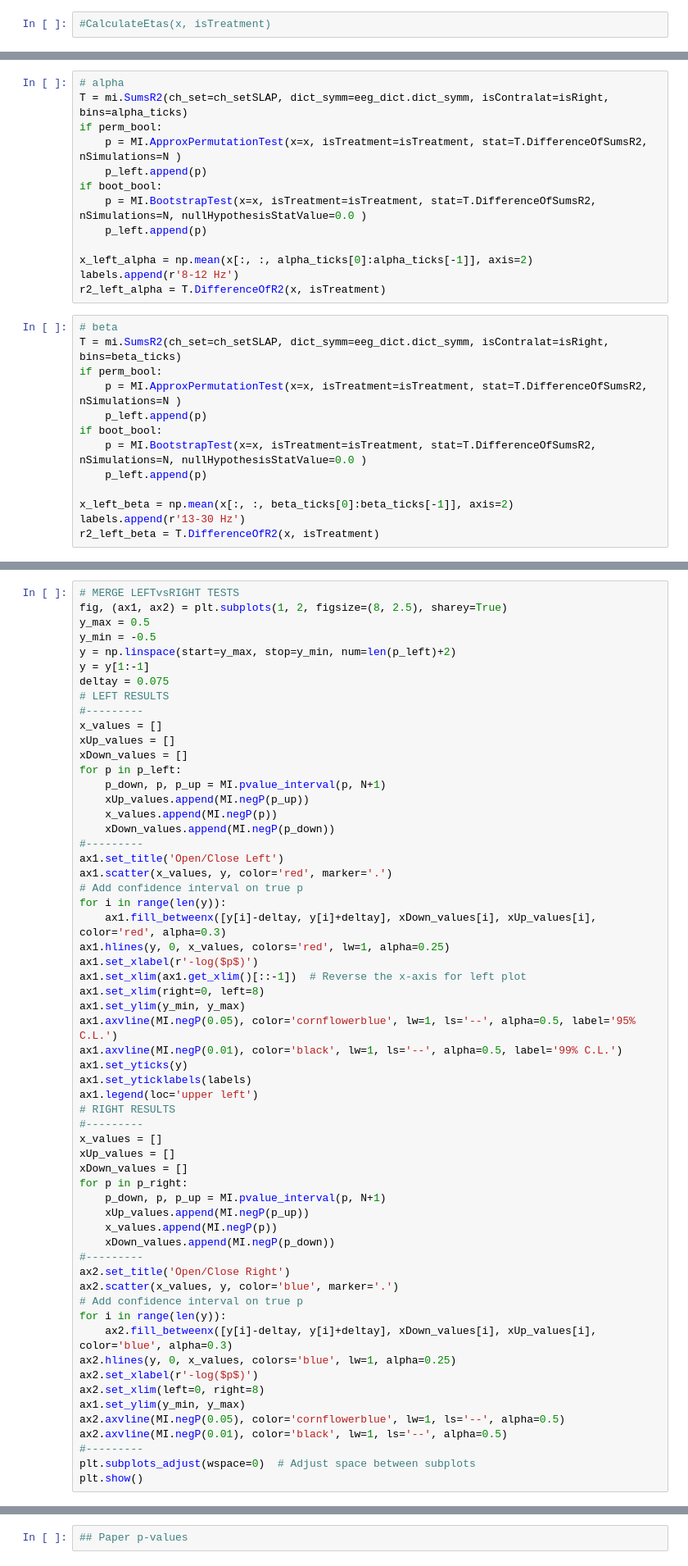
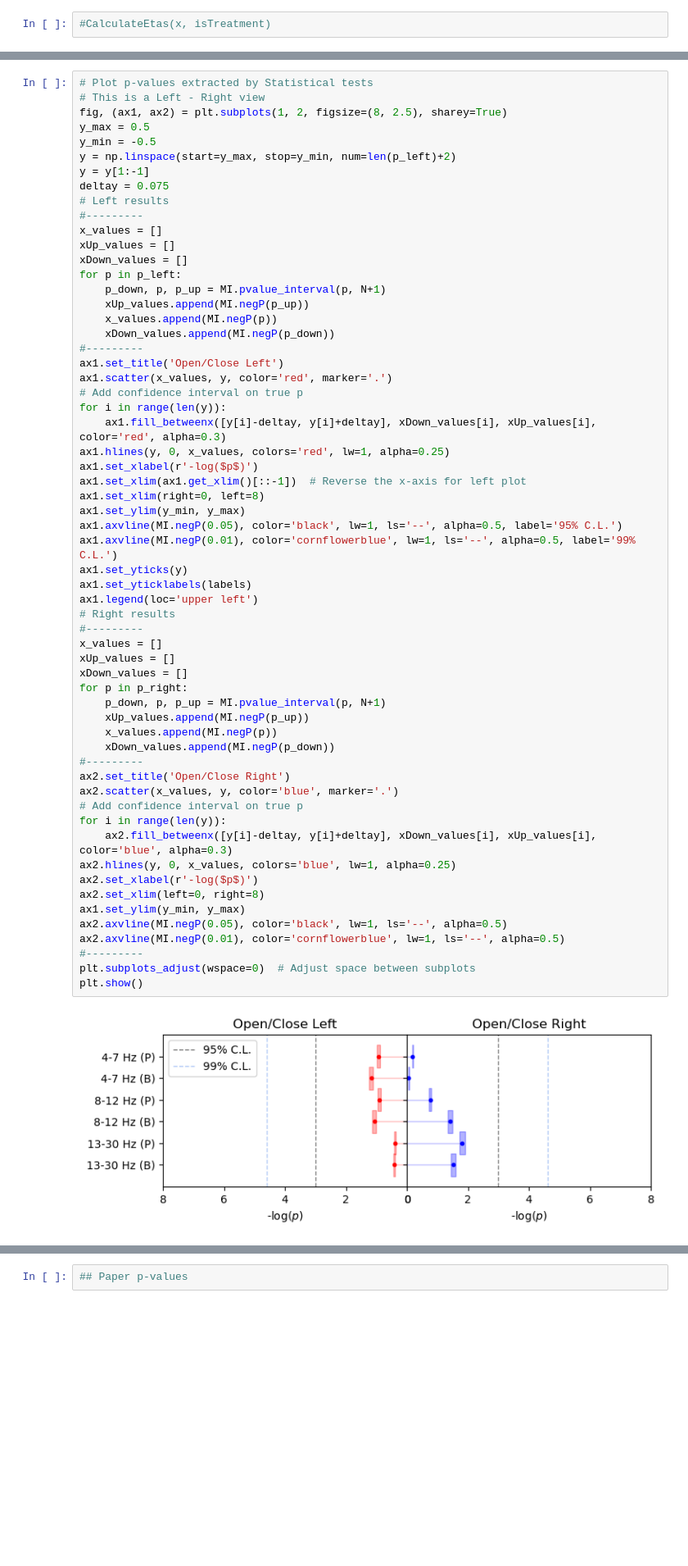
Before and after one commit to S-Shah-Lab/eeg_tools, a Jupyter notebook: tool_develop_motorimagery.ipynb, the cells around one changed output, grey strips where cells are left out. Shown at 82% size. Drawn from its saved outputs; the diff is of its cells as text; blank space fills up the shorter version.

```diff
--- a/tool_develop_motorimagery.ipynb
+++ b/tool_develop_motorimagery.ipynb
@@ -625,27 +482 @@ r2_left_theta = T.DifferenceOfR2(x, isTreatment)
-# %%
-# alpha
-T = mi.SumsR2(ch_set=ch_setSLAP, dict_symm=eeg_dict.dict_symm, isContralat=isRight, bins=alpha_ticks)
-if perm_bool:
-    p = MI.ApproxPermutationTest(x=x, isTreatment=isTreatment, stat=T.DifferenceOfSumsR2, nSimulations=N )
-    p_left.append(p)
-if boot_bool:
-    p = MI.BootstrapTest(x=x, isTreatment=isTreatment, stat=T.DifferenceOfSumsR2, nSimulations=N, nullHypothesisStatValue=0.0 )
-    p_left.append(p)
-
-x_left_alpha = np.mean(x[:, :, alpha_ticks[0]:alpha_ticks[-1]], axis=2)
-labels.append(r'8-12 Hz')
-r2_left_alpha = T.DifferenceOfR2(x, isTreatment)
-# %%
-# beta
-T = mi.SumsR2(ch_set=ch_setSLAP, dict_symm=eeg_dict.dict_symm, isContralat=isRight, bins=beta_ticks)
-if perm_bool:
-    p = MI.ApproxPermutationTest(x=x, isTreatment=isTreatment, stat=T.DifferenceOfSumsR2, nSimulations=N )
-    p_left.append(p)
-if boot_bool:
-    p = MI.BootstrapTest(x=x, isTreatment=isTreatment, stat=T.DifferenceOfSumsR2, nSimulations=N, nullHypothesisStatValue=0.0 )
-    p_left.append(p)
-
-x_left_beta = np.mean(x[:, :, beta_ticks[0]:beta_ticks[-1]], axis=2)
-labels.append(r'13-30 Hz')
-r2_left_beta = T.DifferenceOfR2(x, isTreatment)
 # %%
@@ -694,12 +522,13 @@ r2_right_beta = T.DifferenceOfR2(x, isTreatment)
 # %%
-# MERGE LEFTvsRIGHT TESTS
+# Plot p-values extracted by Statistical tests
+# This is a Left - Right view
 fig, (ax1, ax2) = plt.subplots(1, 2, figsize=(8, 2.5), sharey=True)
 y_max = 0.5
 y_min = -0.5
 y = np.linspace(start=y_max, stop=y_min, num=len(p_left)+2)
 y = y[1:-1]
 deltay = 0.075
-# LEFT RESULTS
+# Left results
 #---------
 x_values = []
 xUp_values = []
@@ -718,35 +547,37 @@ for i in range(len(y)):
 ax1.hlines(y, 0, x_values, colors='red', lw=1, alpha=0.25)
 ax1.set_xlabel(r'-log($p$)')
 ax1.set_xlim(ax1.get_xlim()[::-1])  # Reverse the x-axis for left plot
 ax1.set_xlim(right=0, left=8)
 ax1.set_ylim(y_min, y_max)
-ax1.axvline(MI.negP(0.05), color='cornflowerblue', lw=1, ls='--', alpha=0.5, label='95% C.L.')
-ax1.axvline(MI.negP(0.01), color='black', lw=1, ls='--', alpha=0.5, label='99% C.L.')
+ax1.axvline(MI.negP(0.05), color='black', lw=1, ls='--', alpha=0.5, label='95% C.L.')
+ax1.axvline(MI.negP(0.01), color='cornflowerblue', lw=1, ls='--', alpha=0.5, label='99% C.L.')
 ax1.set_yticks(y)
 ax1.set_yticklabels(labels)
 ax1.legend(loc='upper left')
-# RIGHT RESULTS
+# Right results
 #---------
 x_values = []
 xUp_values = []
 xDown_values = []
 for p in p_right:
     p_down, p, p_up = MI.pvalue_interval(p, N+1)
     xUp_values.append(MI.negP(p_up))
     x_values.append(MI.negP(p))
     xDown_values.append(MI.negP(p_down))
 #---------
 ax2.set_title('Open/Close Right')
 ax2.scatter(x_values, y, color='blue', marker='.')
 # Add confidence interval on true p
 for i in range(len(y)):
     ax2.fill_betweenx([y[i]-deltay, y[i]+deltay], xDown_values[i], xUp_values[i], color='blue', alpha=0.3)
 ax2.hlines(y, 0, x_values, colors='blue', lw=1, alpha=0.25)
 ax2.set_xlabel(r'-log($p$)')
 ax2.set_xlim(left=0, right=8)
 ax1.set_ylim(y_min, y_max)
-ax2.axvline(MI.negP(0.05), color='cornflowerblue', lw=1, ls='--', alpha=0.5)
-ax2.axvline(MI.negP(0.01), color='black', lw=1, ls='--', alpha=0.5)
+ax2.axvline(MI.negP(0.05), color='black', lw=1, ls='--', alpha=0.5)
+ax2.axvline(MI.negP(0.01), color='cornflowerblue', lw=1, ls='--', alpha=0.5)
 #---------
 plt.subplots_adjust(wspace=0)  # Adjust space between subplots
 plt.show()
+# %% [output]
+[figure, added]
```
Also changed, not shown: parts of 27 cells of this notebook, 3 other files.
